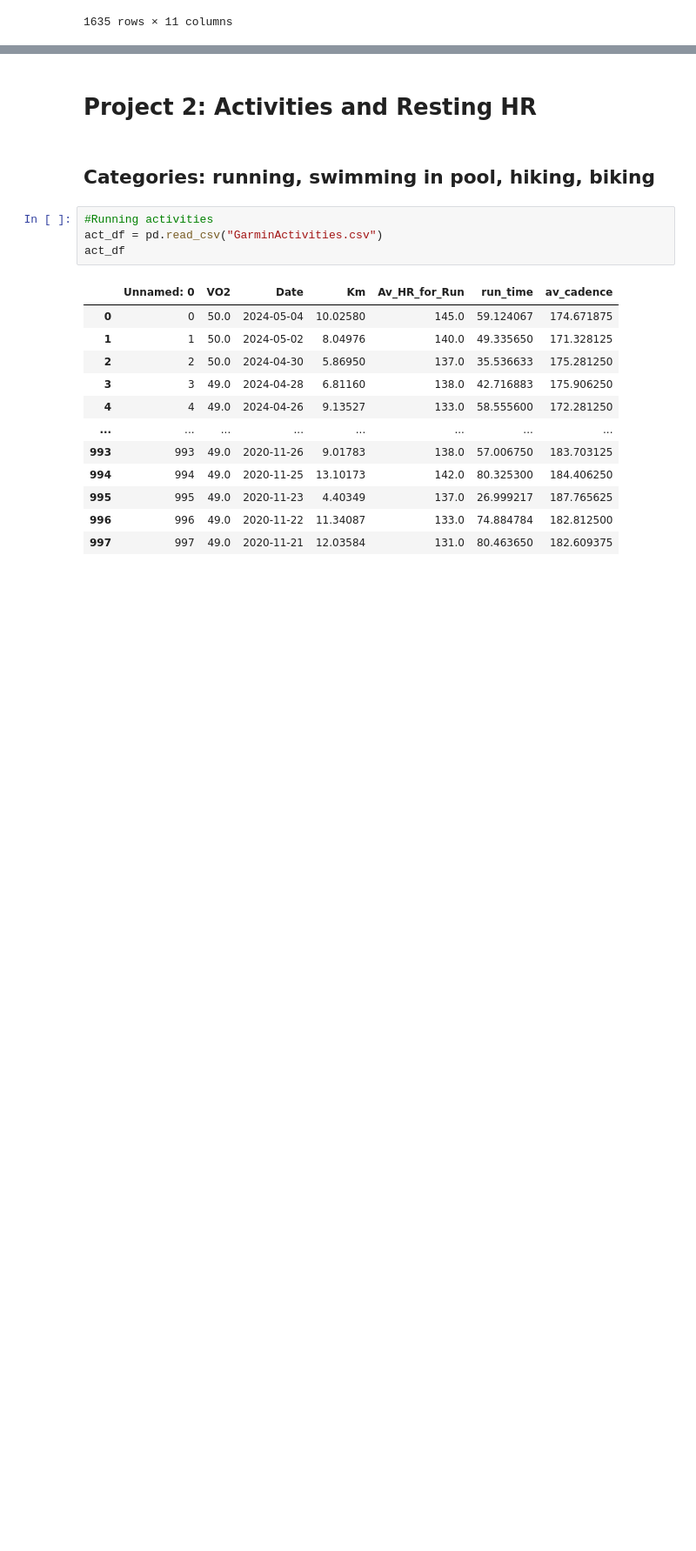
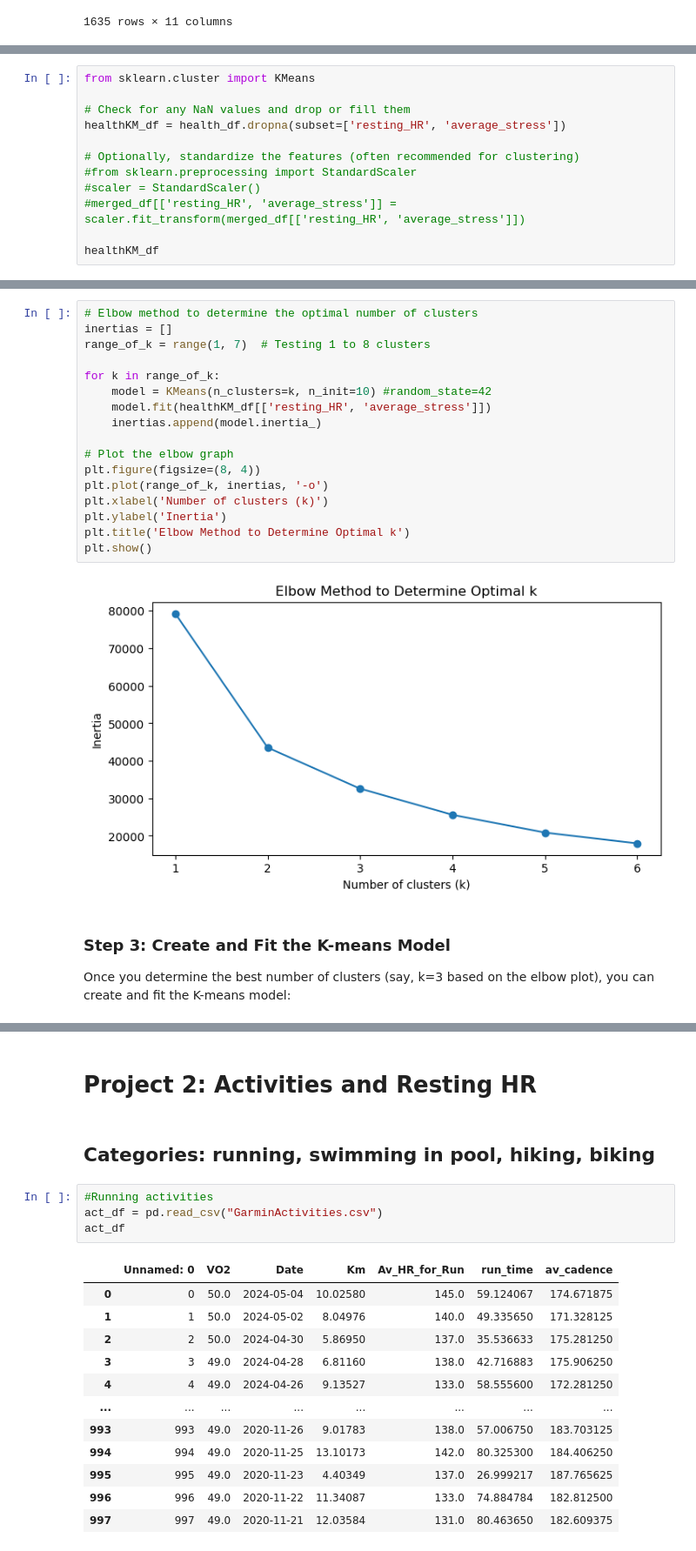
Before and after one commit to cats-and-the-city/playground, a Jupyter notebook: GarminDataStressWellnessActivities.ipynb, the cells around one changed output, grey strips where cells are left out. Shown at 87% size. Cells and saved outputs as stored; diff of their text form; blank space fills up the shorter version.

Commit message:
K-Means clustering on HR and stress
Not that useful

```diff
--- a/GarminDataStressWellnessActivities.ipynb
+++ b/GarminDataStressWellnessActivities.ipynb
@@ -788,0 +799,12 @@ plt.show()
+# %%
+from sklearn.cluster import KMeans
+
+# Check for any NaN values and drop or fill them
+healthKM_df = health_df.dropna(subset=['resting_HR', 'average_stress'])
+
+# Optionally, standardize the features (often recommended for clustering)
+#from sklearn.preprocessing import StandardScaler
+#scaler = StandardScaler()
+#merged_df[['resting_HR', 'average_stress']] = scaler.fit_transform(merged_df[['resting_HR', 'average_stress']])
+
+healthKM_df
@@ -788,0 +830,22 @@ plt.show()
+# %%
+# Elbow method to determine the optimal number of clusters
+inertias = []
+range_of_k = range(1, 7)  # Testing 1 to 8 clusters
+
+for k in range_of_k:
+    model = KMeans(n_clusters=k, n_init=10) #random_state=42
+    model.fit(healthKM_df[['resting_HR', 'average_stress']])
+    inertias.append(model.inertia_)
+
+# Plot the elbow graph
+plt.figure(figsize=(8, 4))
+plt.plot(range_of_k, inertias, '-o')
+plt.xlabel('Number of clusters (k)')
+plt.ylabel('Inertia')
+plt.title('Elbow Method to Determine Optimal k')
+plt.show()
+# %% [output]
+[figure, added]
+# %% [markdown]
+### Step 3: Create and Fit the K-means Model
+Once you determine the best number of clusters (say, k=3 based on the elbow plot), you can create and fit the K-means model:
```
Also changed, not shown: parts of 9 cells of this notebook.
